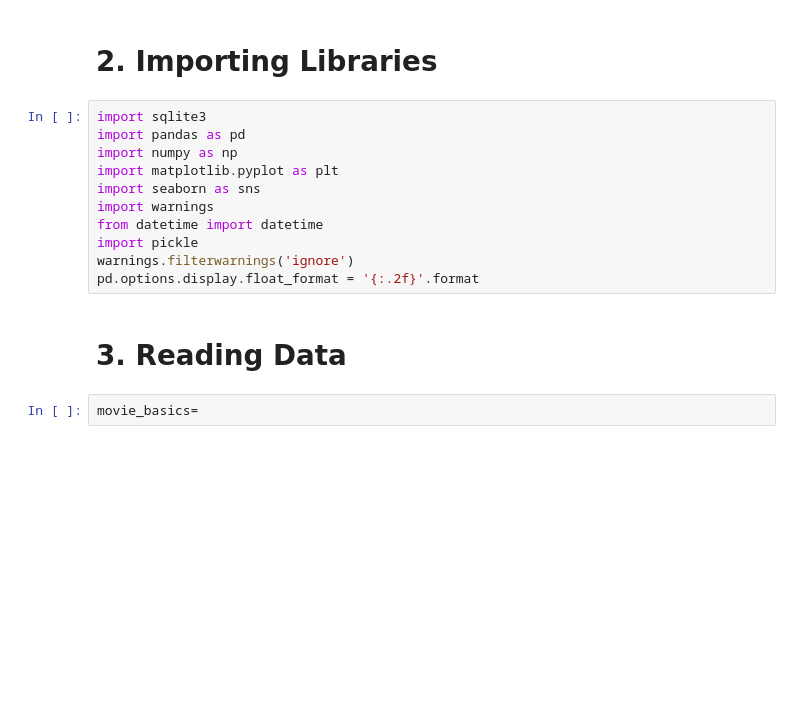
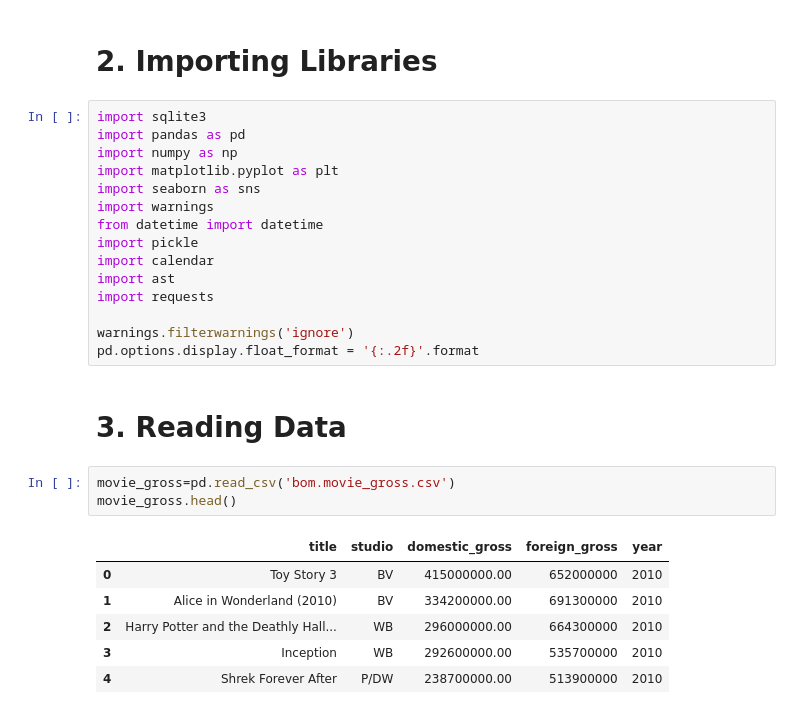
Before and after one commit to sogodongo/Phase-1-Project, a Jupyter notebook: Phase-1-Project.ipynb, the cells around one changed output. Cells and saved outputs as stored; diff of their text form; blank space fills up the shorter version.

```diff
--- a/Phase-1-Project.ipynb
+++ b/Phase-1-Project.ipynb
@@ -51,9 +57,21 @@ import seaborn as sns
 import warnings
 from datetime import datetime
 import pickle
+import calendar
+import ast
+import requests
+
 warnings.filterwarnings('ignore')
 pd.options.display.float_format = '{:.2f}'.format
 # %% [markdown]
 # 3. **Reading Data**
 # %%
-movie_basics=
+movie_gross=pd.read_csv('bom.movie_gross.csv')
+movie_gross.head()
+# %% [output]
+|  | title | studio | domestic_gross | foreign_gross | year |
+| 0 | Toy Story 3 | BV | 415000000.00 | 652000000 | 2010 |
+| 1 | Alice in Wonderland (2010) | BV | 334200000.00 | 691300000 | 2010 |
+| 2 | Harry Potter and the Deathly Hall... | WB | 296000000.00 | 664300000 | 2010 |
+| 3 | Inception | WB | 292600000.00 | 535700000 | 2010 |
+| 4 | Shrek Forever After | P/DW | 238700000.00 | 513900000 | 2010 |
```
Also changed, not shown: parts of 50 cells of this notebook, 11 other files.
